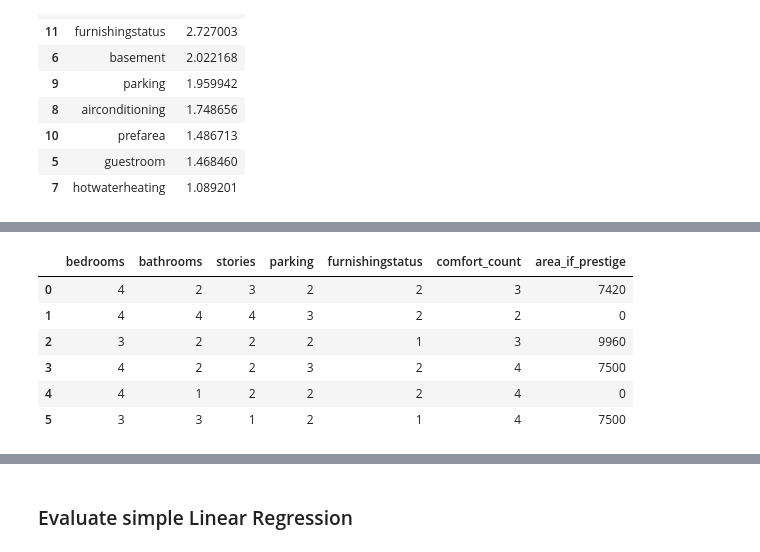
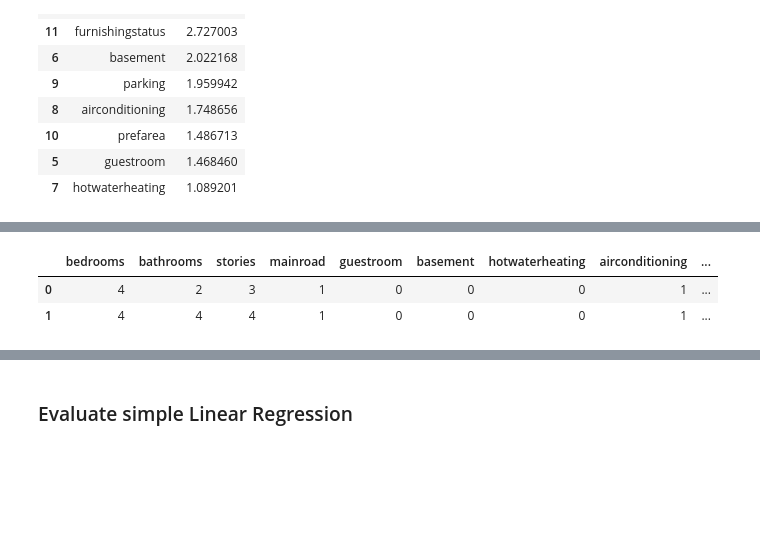
Before and after one commit to silentfortin/ai-portfolio, a Jupyter notebook: 03-ml-housing-prediction/RealEstateAI_PricePrediction.ipynb, the cells around one changed output, grey strips where cells are left out. Drawn from its saved outputs; the diff is of its cells as text; code cells hidden in the pictures; blank space fills up the shorter version.

```diff
--- a/03-ml-housing-prediction/RealEstateAI_PricePrediction.ipynb
+++ b/03-ml-housing-prediction/RealEstateAI_PricePrediction.ipynb
@@ -365,0 +387,19 @@ mod_df.head(2)
+# %%
+# Ordinal encoding for furnishingstatus
+ordinal_map = {
+    'unfurnished': 0,
+    'semi-furnished': 1,
+    'furnished': 2
+}
+
+# Check if the 'furnishingstatus' column still contains string values
+# that are keys in the ordinal_map.
+# df['furnishingstatus'].dropna().astype(str) ensures we compare strings,
+# and .isin() checks if all non-NaN values are among the map's keys.
+if df['furnishingstatus'].dropna().astype(str).isin(ordinal_map.keys()).all():
+    df['furnishingstatus'] = df['furnishingstatus'].map(ordinal_map)
+else:
+    # Optional: Print a warning or log if the column has already been mapped or contains unexpected values
+    print(f"Warning: Column 'furnishingstatus' seems to have been already mapped or contains unexpected values. Mapping skipped.")
+
+df.head(2)
@@ -493,24 +574,3 @@ calculate_vif(df.drop('price', axis=1))
 
 
 ---
-# %%
-# Working on feature trying to reduce VIF
-
-# Target transform
-df['price_log'] = np.log(df['price'])
-df['area_sqrt'] = np.sqrt(df['area'])
-
-# floor area ratio (how wide is each floor. Higher value = wider floor)
-df['area_per_story'] = df['area'] / df['stories'].replace(0,1)
-
-# It helps determine whether a large area has enough parking;
-# large homes without parking may be worth less
-df['area_per_parking'] = df['area'] / (df['parking'] + 1)
-
-# large areas in prestigious areas are worth more
-df['area_if_prestige'] = df['area'] * df['prefarea']
-
-# Sum the binary columns because each 1 represents a comfort present.
-# The result will be a number between 0 and N, so the higher the number
-# the more accessories the house will have and therefore it is more likely to cost more.
-df["comfort_count"] = df[binary_cols].sum(axis=1)
@@ -543,10 +581,9 @@ calculate_vif(X)
+# %%
+X = df.drop(columns=['price_log', 'price', 'area'])
+y = df['price_log']
 # %%
-X.head(6)
+X.head(2)
 # %% [output]
-|  | bedrooms | bathrooms | stories | parking | furnishingstatus | comfort_count | area_if_prestige |
-| 0 | 4 | 2 | 3 | 2 | 2 | 3 | 7420 |
-| 1 | 4 | 4 | 4 | 3 | 2 | 2 | 0 |
-| 2 | 3 | 2 | 2 | 2 | 1 | 3 | 9960 |
-| 3 | 4 | 2 | 2 | 3 | 2 | 4 | 7500 |
-| 4 | 4 | 1 | 2 | 2 | 2 | 4 | 0 |
-| 5 | 3 | 3 | 1 | 2 | 1 | 4 | 7500 |
+|  | bedrooms | bathrooms | stories | mainroad | guestroom | basement | hotwaterheating | airconditioning | ... |
+| 0 | 4 | 2 | 3 | 1 | 0 | 0 | 0 | 1 | ... |
+| 1 | 4 | 4 | 4 | 1 | 0 | 0 | 0 | 1 | ... |
```
Also changed, not shown: parts of 96 cells of this notebook.
